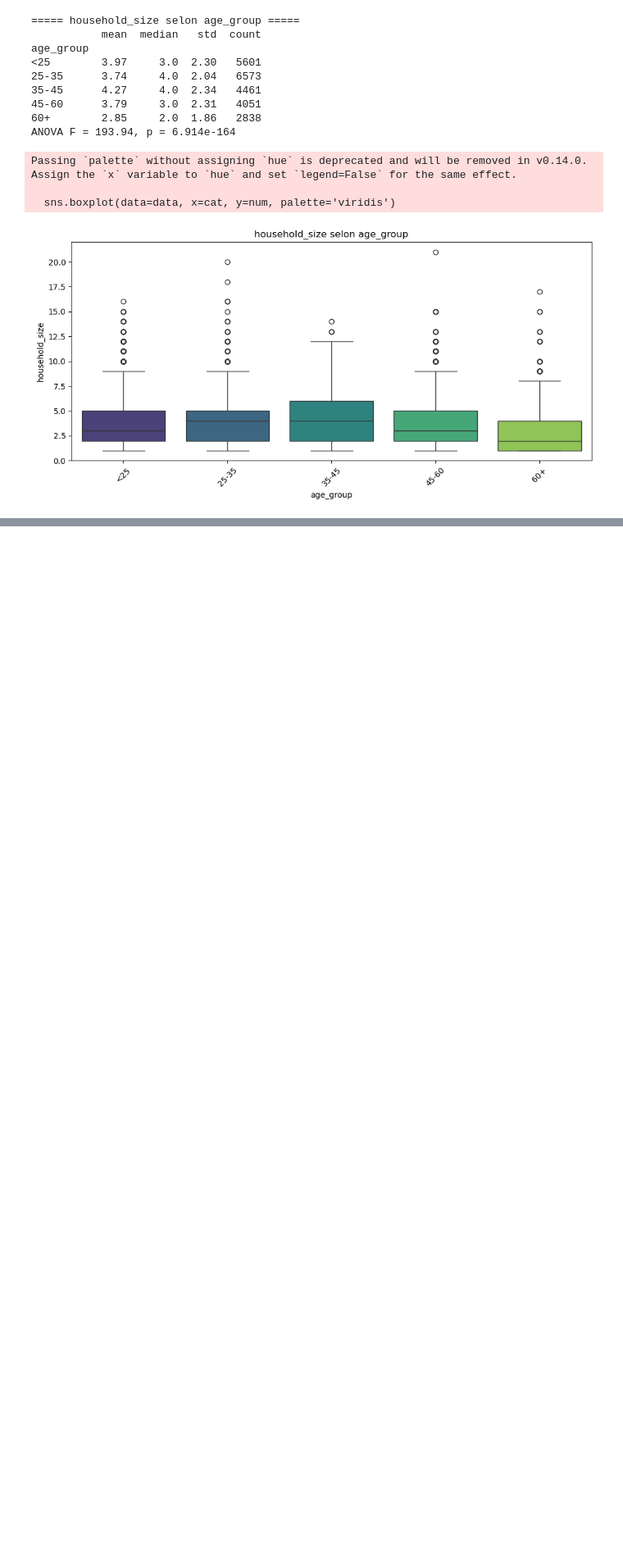
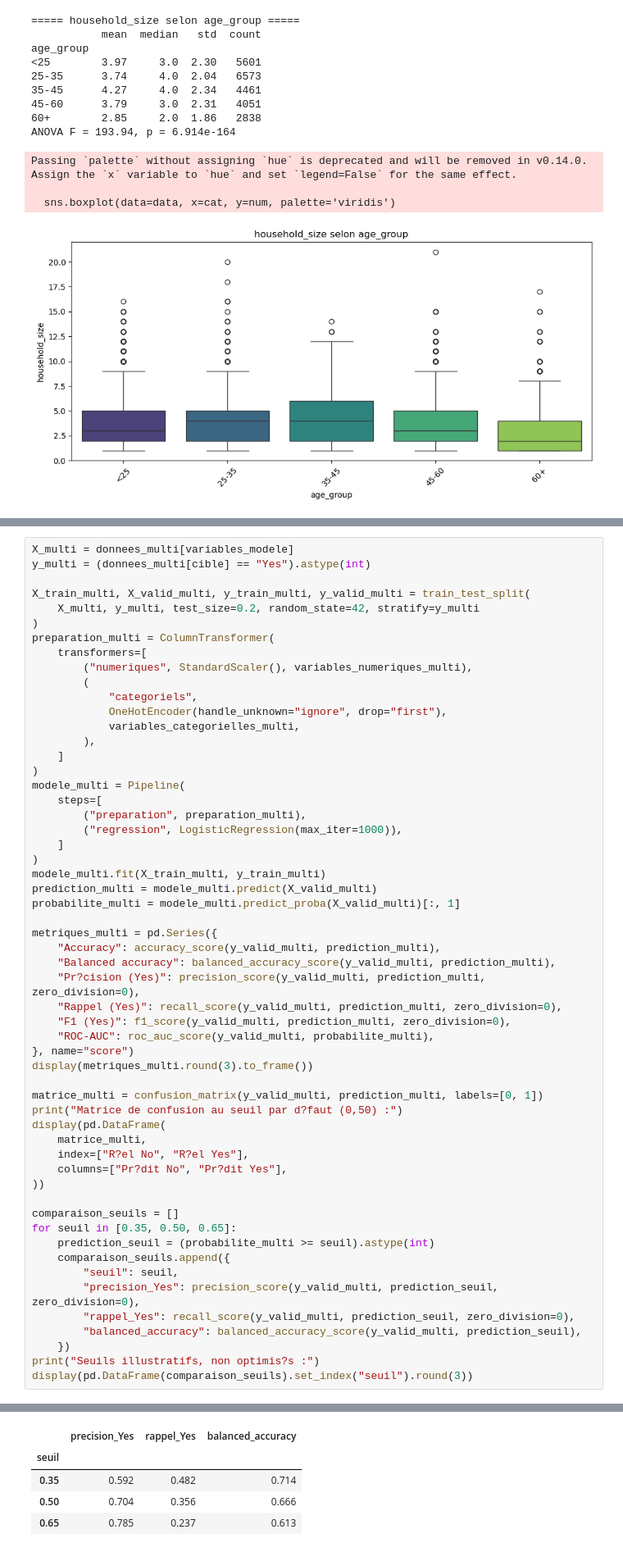
Before and after one commit to ElFuegoX/Data-Science, a Jupyter notebook: finance.ipynb, the cells around one changed output, grey strips where cells are left out. Shown at 82% size. Saved outputs shown, nothing was run; the diff lists cells and outputs as text; blank space fills up the shorter version.

```diff
--- a/finance.ipynb
+++ b/finance.ipynb
@@ -412,0 +547,57 @@ Passing `palette` without assigning `hue` is deprecated and will be removed in v
+# %%
+X_multi = donnees_multi[variables_modele]
+y_multi = (donnees_multi[cible] == "Yes").astype(int)
+
+X_train_multi, X_valid_multi, y_train_multi, y_valid_multi = train_test_split(
+    X_multi, y_multi, test_size=0.2, random_state=42, stratify=y_multi
+)
+preparation_multi = ColumnTransformer(
+    transformers=[
+        ("numeriques", StandardScaler(), variables_numeriques_multi),
+        (
+            "categoriels",
+            OneHotEncoder(handle_unknown="ignore", drop="first"),
+            variables_categorielles_multi,
+        ),
+    ]
+)
+modele_multi = Pipeline(
+    steps=[
+        ("preparation", preparation_multi),
+        ("regression", LogisticRegression(max_iter=1000)),
+    ]
+)
+modele_multi.fit(X_train_multi, y_train_multi)
+prediction_multi = modele_multi.predict(X_valid_multi)
+probabilite_multi = modele_multi.predict_proba(X_valid_multi)[:, 1]
+
+metriques_multi = pd.Series({
+    "Accuracy": accuracy_score(y_valid_multi, prediction_multi),
+    "Balanced accuracy": balanced_accuracy_score(y_valid_multi, prediction_multi),
+    "Pr?cision (Yes)": precision_score(y_valid_multi, prediction_multi, zero_division=0),
+    "Rappel (Yes)": recall_score(y_valid_multi, prediction_multi, zero_division=0),
+    "F1 (Yes)": f1_score(y_valid_multi, prediction_multi, zero_division=0),
+    "ROC-AUC": roc_auc_score(y_valid_multi, probabilite_multi),
+}, name="score")
+display(metriques_multi.round(3).to_frame())
+
+matrice_multi = confusion_matrix(y_valid_multi, prediction_multi, labels=[0, 1])
+print("Matrice de confusion au seuil par d?faut (0,50) :")
+display(pd.DataFrame(
+    matrice_multi,
+    index=["R?el No", "R?el Yes"],
+    columns=["Pr?dit No", "Pr?dit Yes"],
+))
+
+comparaison_seuils = []
+for seuil in [0.35, 0.50, 0.65]:
+    prediction_seuil = (probabilite_multi >= seuil).astype(int)
+    comparaison_seuils.append({
+        "seuil": seuil,
+        "precision_Yes": precision_score(y_valid_multi, prediction_seuil, zero_division=0),
+        "rappel_Yes": recall_score(y_valid_multi, prediction_seuil, zero_division=0),
+        "balanced_accuracy": balanced_accuracy_score(y_valid_multi, prediction_seuil),
+    })
+print("Seuils illustratifs, non optimis?s :")
+display(pd.DataFrame(comparaison_seuils).set_index("seuil").round(3))
+# %% [output]
@@ -412,0 +616,5 @@ Passing `palette` without assigning `hue` is deprecated and will be removed in v
+|  | precision_Yes | rappel_Yes | balanced_accuracy |
+| seuil |  |  |  |
+| 0.35 | 0.592 | 0.482 | 0.714 |
+| 0.50 | 0.704 | 0.356 | 0.666 |
+| 0.65 | 0.785 | 0.237 | 0.613 |
```
Also changed, not shown: parts of 9 cells of this notebook.
